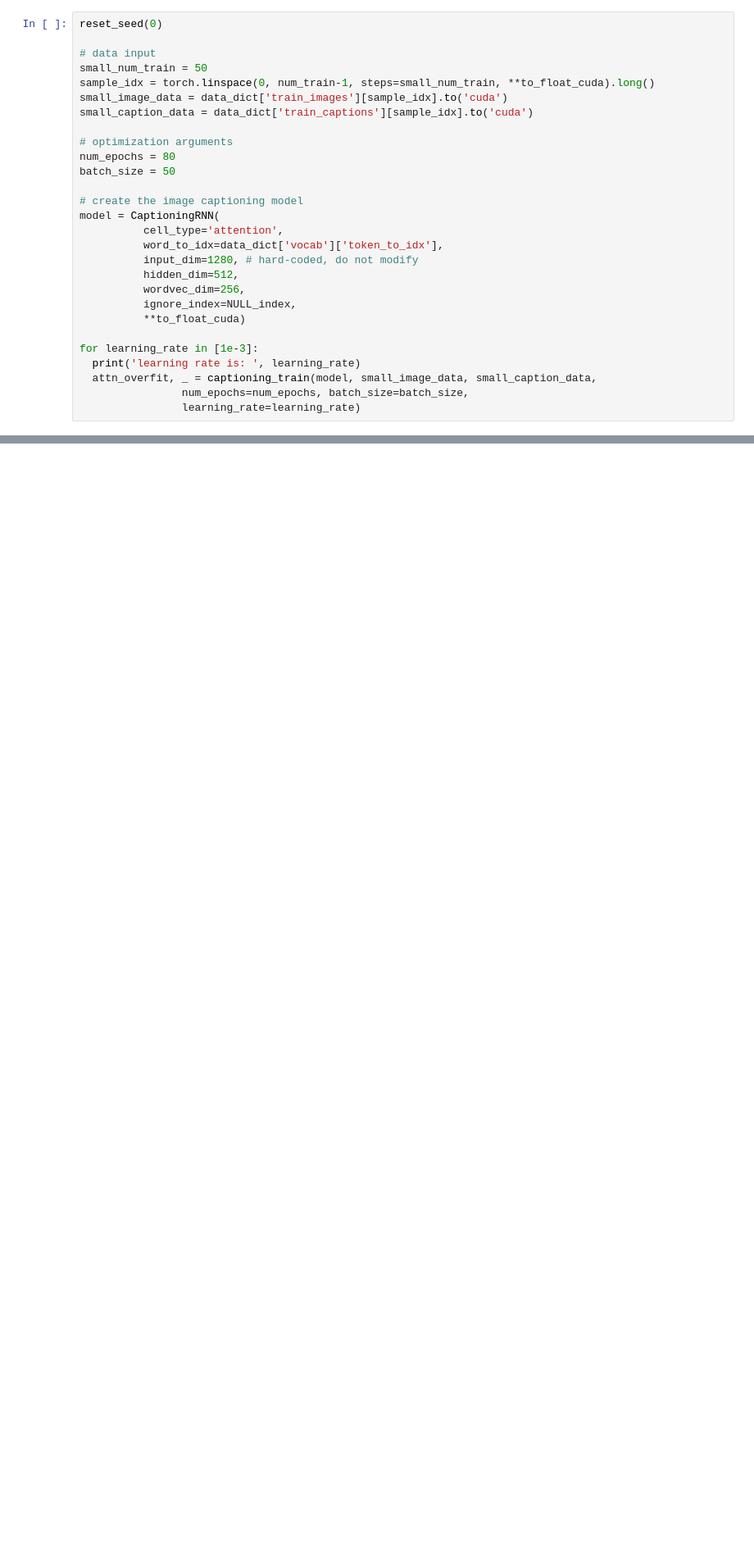
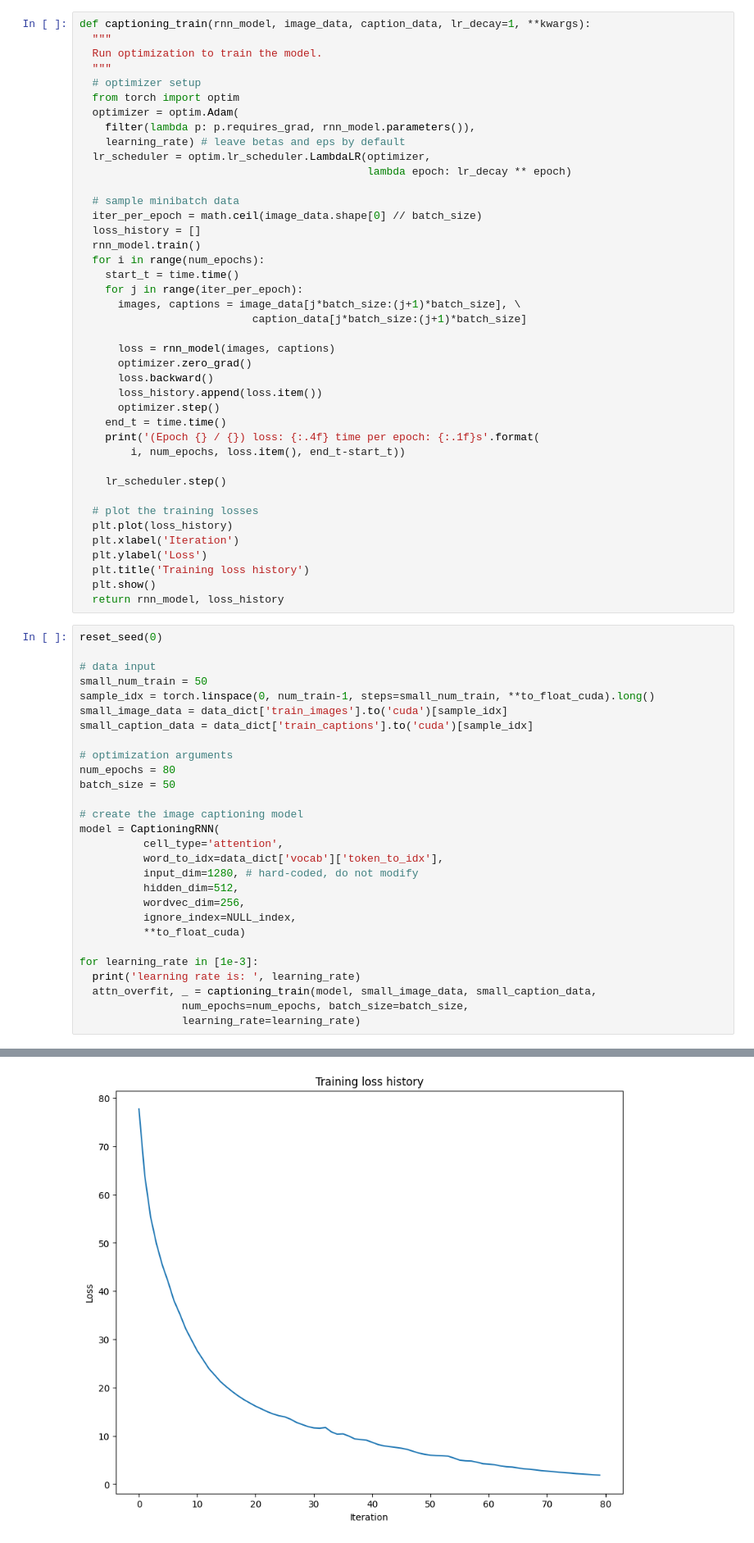
Before and after one commit to kunyiwang/Deep-Learning, a Jupyter notebook: A4/rnn_lstm_attention_captioning.ipynb, the cells around one changed output, grey strips where cells are left out. Shown at 82% size. Saved outputs shown, nothing was run; the diff lists cells and outputs as text; blank space fills up the shorter version.

Commit message:
A4/rnn_lstm_attention_captioning/Attention_LSTM

```diff
--- a/A4/rnn_lstm_attention_captioning.ipynb
+++ b/A4/rnn_lstm_attention_captioning.ipynb
@@ -1161,14 +1173,55 @@ print('difference: ', rel_error(torch.tensor(loss), torch.tensor(expected_loss))
 # %% [markdown]
 ## Overfit small data
 We have written this part for you. Run the following to overfit an Attention LSTM captioning model on the same small dataset as we used for the RNN previously. You should see a final loss less than `9`.
+# %%
+def captioning_train(rnn_model, image_data, caption_data, lr_decay=1, **kwargs):
+  """
+  Run optimization to train the model.
+  """
+  # optimizer setup
+  from torch import optim
+  optimizer = optim.Adam(
+    filter(lambda p: p.requires_grad, rnn_model.parameters()),
+    learning_rate) # leave betas and eps by default
+  lr_scheduler = optim.lr_scheduler.LambdaLR(optimizer,
+                                             lambda epoch: lr_decay ** epoch)
+
+  # sample minibatch data
+  iter_per_epoch = math.ceil(image_data.shape[0] // batch_size)
+  loss_history = []
+  rnn_model.train()
+  for i in range(num_epochs):
+    start_t = time.time()
+    for j in range(iter_per_epoch):
+      images, captions = image_data[j*batch_size:(j+1)*batch_size], \
+                           caption_data[j*batch_size:(j+1)*batch_size]
+
+      loss = rnn_model(images, captions)
+      optimizer.zero_grad()
+      loss.backward()
+      loss_history.append(loss.item())
+      optimizer.step()
+    end_t = time.time()
+    print('(Epoch {} / {}) loss: {:.4f} time per epoch: {:.1f}s'.format(
+        i, num_epochs, loss.item(), end_t-start_t))
+
+    lr_scheduler.step()
+
+  # plot the training losses
+  plt.plot(loss_history)
+  plt.xlabel('Iteration')
+  plt.ylabel('Loss')
+  plt.title('Training loss history')
+  plt.show()
+  return rnn_model, loss_history
 # %%
 reset_seed(0)
 
 # data input
 small_num_train = 50
 sample_idx = torch.linspace(0, num_train-1, steps=small_num_train, **to_float_cuda).long()
-small_image_data = data_dict['train_images'][sample_idx].to('cuda')
-small_caption_data = data_dict['train_captions'][sample_idx].to('cuda')
+small_image_data = data_dict['train_images'].to('cuda')[sample_idx]
+small_caption_data = data_dict['train_captions'].to('cuda')[sample_idx]
 
 # optimization arguments
 num_epochs = 80
@@ -1189,3 +1242,4 @@ for learning_rate in [1e-3]:
   attn_overfit, _ = captioning_train(model, small_image_data, small_caption_data,
                 num_epochs=num_epochs, batch_size=batch_size,
                 learning_rate=learning_rate)
+# %% [output]
@@ -1192,3 +1263,4 @@ for learning_rate in [1e-3]:
+[figure, added]
 # %% [markdown]
 ## Caption sampling
 Modify the `CaptioningRNN.sample` method to handle the case where `self.cell_type` is `attention`. **This should take fewer than 10 lines of code.**
```
Also changed, not shown: parts of 13 cells of this notebook, 2 other files.
